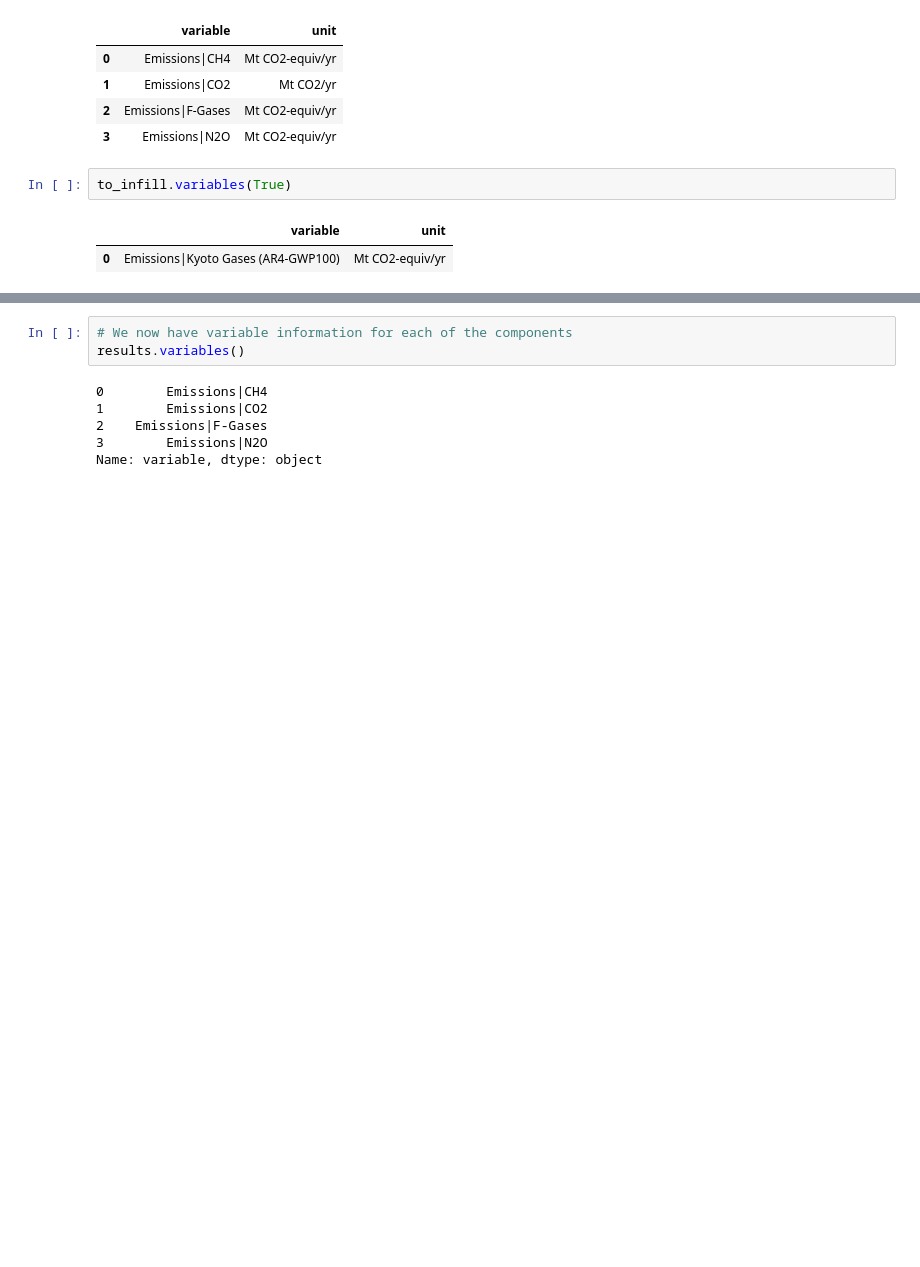
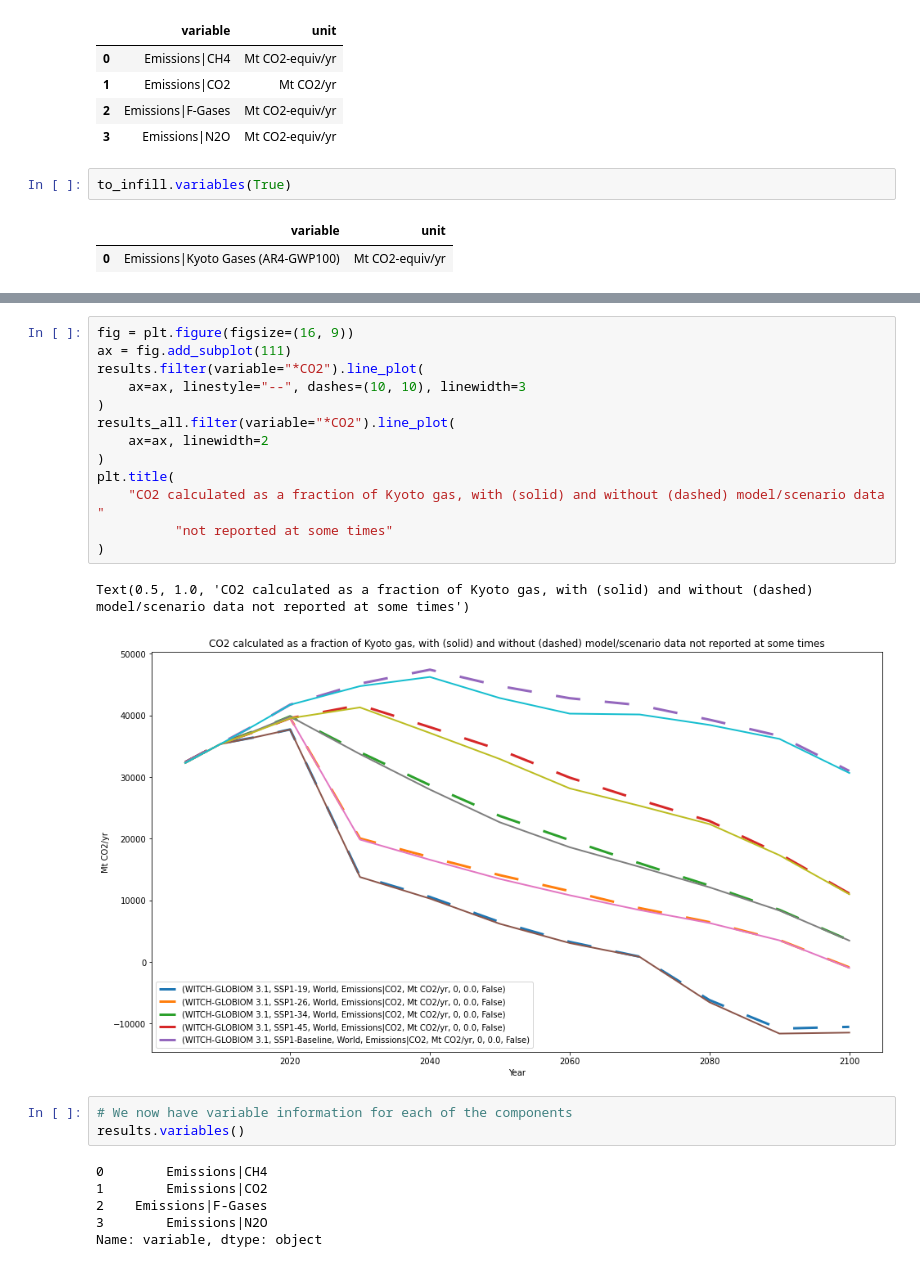
Before and after one commit to GranthamImperial/silicone, a Jupyter notebook: notebooks/05_Multiple_infillers.ipynb, the cells around one changed output, grey strips where cells are left out. Drawn from its saved outputs; the diff is of its cells as text; blank space fills up the shorter version.

```diff
--- a/notebooks/05_Multiple_infillers.ipynb
+++ b/notebooks/05_Multiple_infillers.ipynb
@@ -208,3 +212,19 @@ results.head()
+# %%
+fig = plt.figure(figsize=(16, 9))
+ax = fig.add_subplot(111)
+results.filter(variable="*CO2").line_plot(
+    ax=ax, linestyle="--", dashes=(10, 10), linewidth=3
+)
+results_all.filter(variable="*CO2").line_plot(
+    ax=ax, linewidth=2
+)
+plt.title(
+    "CO2 calculated as a fraction of Kyoto gas, with (solid) and without (dashed) model/scenario data "
+          "not reported at some times"
+)
+# %% [output]
+Text(0.5, 1.0, 'CO2 calculated as a fraction of Kyoto gas, with (solid) and without (dashed) model/scenario data not reported at some times')
+[figure, added]
 # %%
 # We now have variable information for each of the components
 results.variables()
```
Also changed, not shown: parts of 9 cells of this notebook, 1 other file.
